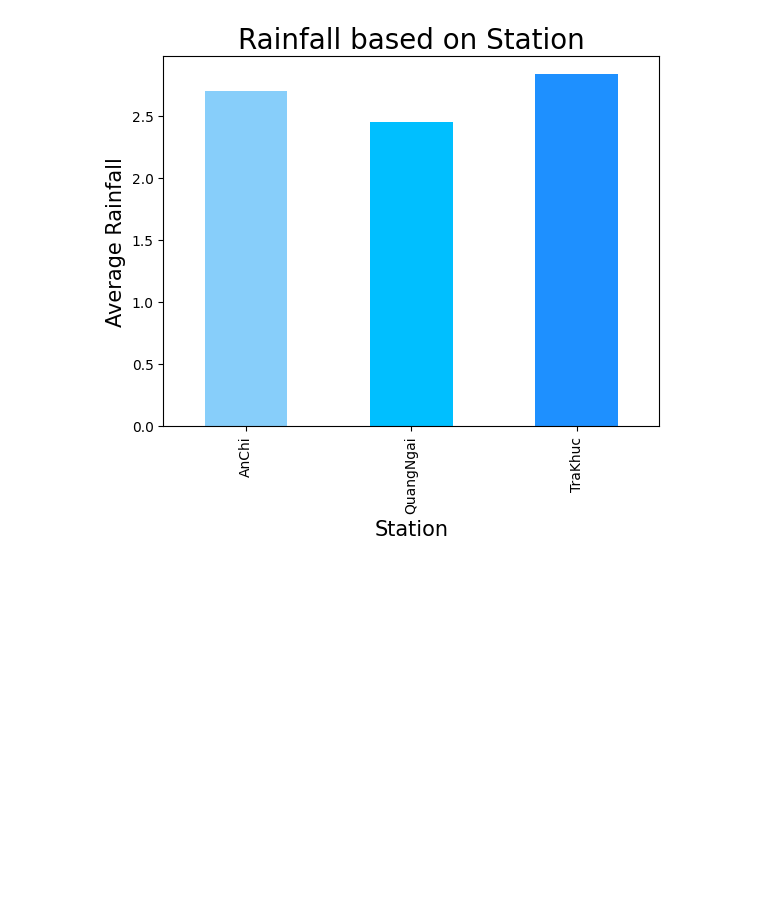
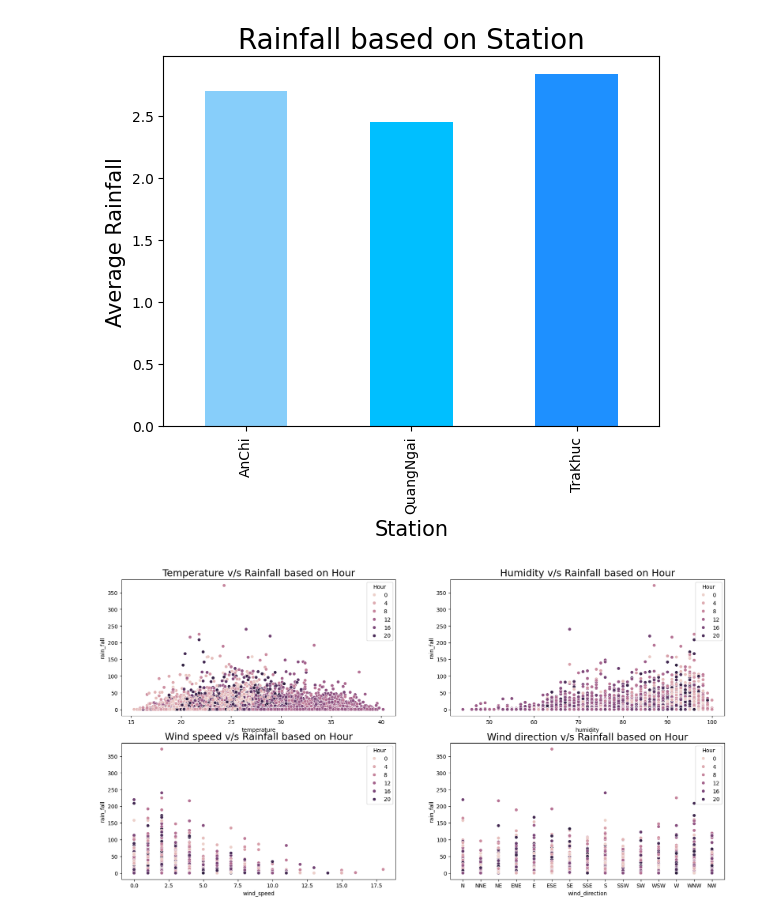
Before and after one commit to tiramiSoo/Rainfall-Prediction, a Jupyter notebook: Rain Fall Predict.ipynb, the cells around one changed output. Saved outputs shown, nothing was run; the diff lists cells and outputs as text; code cells hidden in the pictures; blank space fills up the shorter version.

```diff
--- a/Rain Fall Predict.ipynb
+++ b/Rain Fall Predict.ipynb
@@ -300,3 +311,25 @@ plt.xlabel('Station', fontsize=15)
 plt.show()
 # %% [output]
 [figure]
+# %%
+# Wind direction at different timespan
+fig, ax = plt.subplots(2, 2, figsize=(20,10))
+
+ax1 = plt.subplot(2, 2, 1)
+plt.title('Temperature v/s Rainfall based on Hour', fontsize=18)
+sns.scatterplot(data=df, x='temperature', y='rain_fall', ax=ax1, hue='Hour')
+
+ax2 = plt.subplot(2, 2, 2)
+plt.title('Humidity v/s Rainfall based on Hour', fontsize=18)
+sns.scatterplot(data=df, x='humidity', y='rain_fall', ax=ax2, hue='Hour')
+
+ax3 = plt.subplot(2, 2, 3)
+plt.title('Wind speed v/s Rainfall based on Hour', fontsize=18)
+sns.scatterplot(data=df, x='wind_speed', y='rain_fall', ax=ax3, hue='Hour')
+
+ax4 = plt.subplot(2, 2, 4)
+plt.title('Wind direction v/s Rainfall based on Hour', fontsize=18)
+sns.scatterplot(data=df, x='wind_direction', y='rain_fall', ax=ax4, hue='Hour')
+plt.show()
+# %% [output]
+[figure, added]
```
Also changed, not shown: parts of 7 cells of this notebook.
